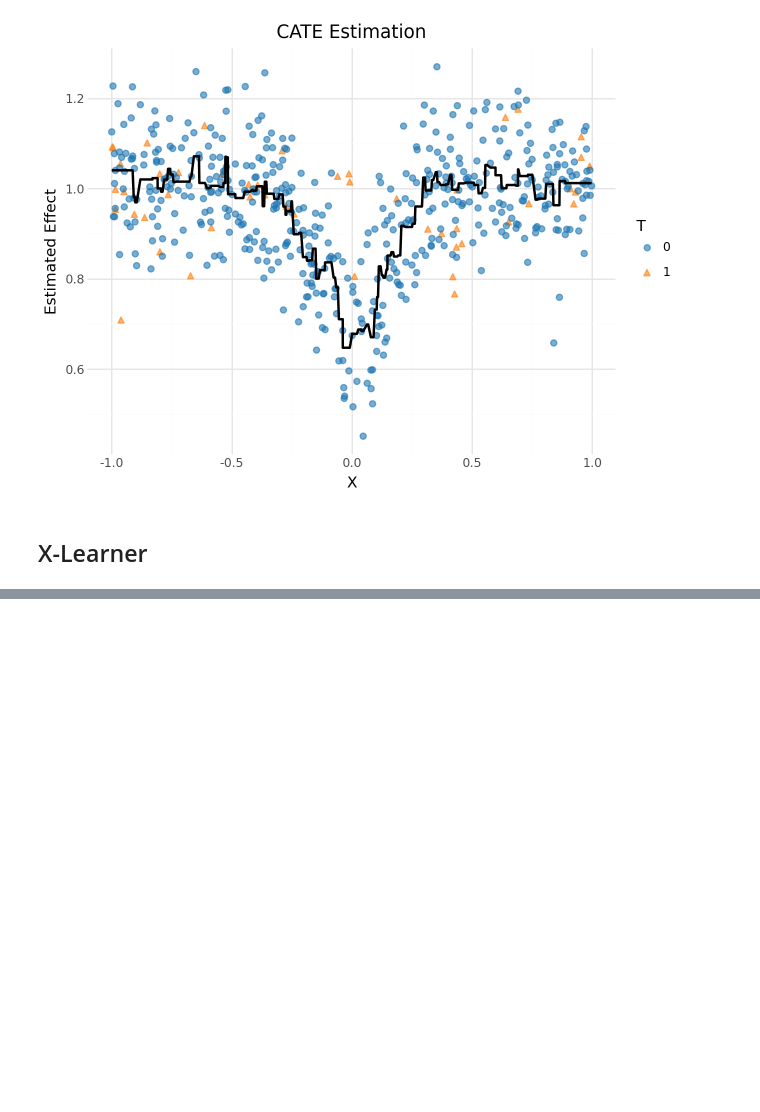
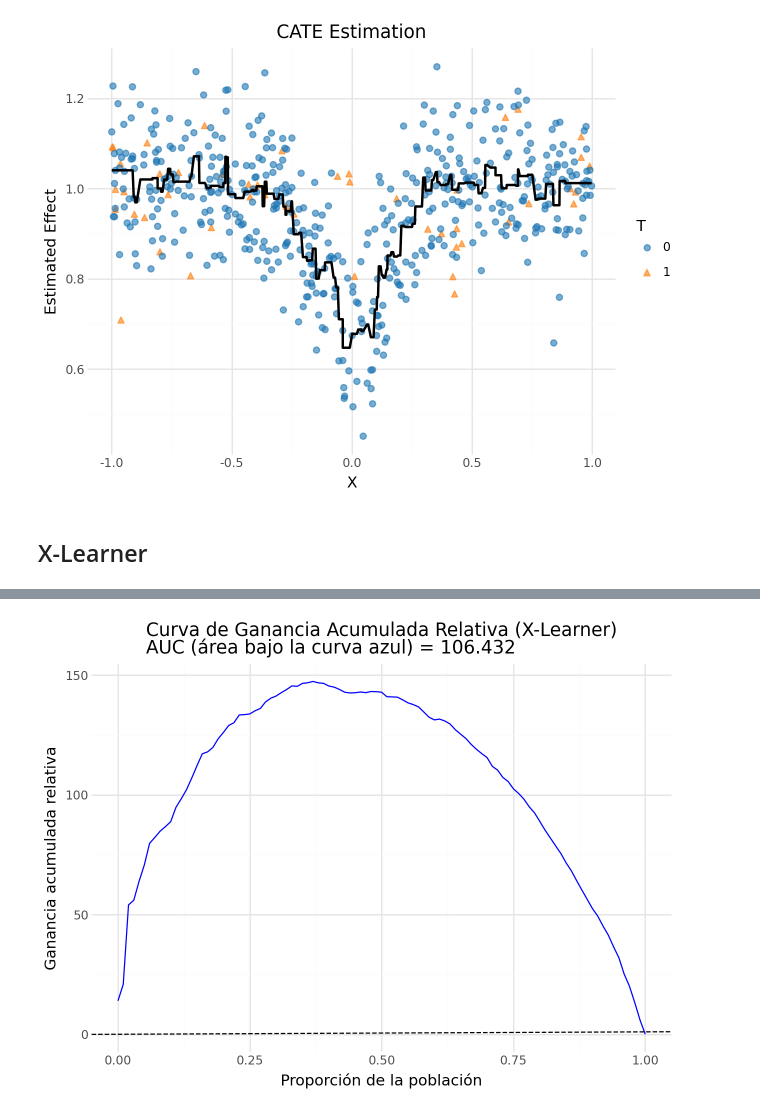
Before and after one commit to Sechi42/Causal_Inference-with-python, a Jupyter notebook: ch07/Meta-Learners.ipynb, the cells around one changed output, grey strips where cells are left out. Drawn from its saved outputs; the diff is of its cells as text; code cells hidden in the pictures; blank space fills up the shorter version.

Commit message:
Estudiando X-learners y S-learners

```diff
--- a/ch07/Meta-Learners.ipynb
+++ b/ch07/Meta-Learners.ipynb
@@ -193,0 +196,73 @@ df = df.with_columns(pl.col("t").cast(pl.Utf8).alias("t_factor"))
+# %%
+from sklearn.linear_model import LogisticRegression
+from lightgbm import LGBMRegressor
+
+# Propensity Score Model
+ps_model = LogisticRegression(penalty=None)
+ps_model.fit(
+    train.select(X).to_numpy(),
+    train.select(T).to_numpy().ravel()
+)
+
+# first stage models
+train_t0 = train.filter(pl.col(T) == 0)
+train_t1 = train.filter(pl.col(T) == 1)
+
+m0 = LGBMRegressor()
+m1 = LGBMRegressor()
+
+np.random.seed(123)
+
+m0.fit(
+    train_t0.select(X).to_numpy(),
+    train_t0.select(y).to_numpy().ravel(),
+    sample_weight=1/ps_model.predict_proba(train_t0.select(X).to_numpy())[:, 0]
+)
+
+m1.fit(
+    train_t1.select(X).to_numpy(),
+    train_t1.select(y).to_numpy().ravel(),
+    sample_weight=1 / ps_model.predict_proba(train_t1.select(X).to_numpy())[:,1]
+)
+
+# Second Stage
+
+tau_hat_0 = m1.predict(train_t0.select(X).to_numpy()) - train_t0.select(y).to_numpy().ravel()
+tau_hat_1 = train_t1.select(y).to_numpy().ravel() - m0.predict(train_t1.select(X).to_numpy())
+
+m_tau_0 = LGBMRegressor()
+m_tau_1 = LGBMRegressor()
+
+np.random.seed(123)
+
+m_tau_0.fit(train_t0.select(X).to_numpy(), tau_hat_0)
+m_tau_1.fit(train_t1.select(X).to_numpy(), tau_hat_1)
+
+# Estimate CATE on test set
+ps_test = ps_model.predict_proba(test.select(X).to_numpy())[:,1]
+
+x_cate_test = test.with_columns(
+    cate=pl.Series(
+        ps_test * m_tau_1.predict(test.select(X).to_numpy()) +
+        (1 - ps_test) * m_tau_0.predict(test.select(X).to_numpy()
+    )
+))
+
+gain_curve_test = relative_cumulative_gain_curve(x_cate_test.to_pandas(), T, y, prediction="cate")
+auc = area_under_the_relative_cumulative_gain_curve(x_cate_test.to_pandas(), T, y, prediction="cate")
+gain_curve_test = pl.DataFrame(gain_curve_test, schema=["gain"])
+x = np.linspace(0, 1, len(gain_curve_test))
+
+(
+    ggplot(gain_curve_test) +
+    geom_line(aes(x=x, y="gain"), color="blue") +  # Línea azul: curva de ganancia acumulada (AUC)
+    geom_abline(slope=1, intercept=0, linetype="dashed") +  # Línea punteada: baseline (modelo aleatorio)
+    labs(
+        title=f"Curva de Ganancia Acumulada Relativa (X-Learner)\nAUC (área bajo la curva azul) = {auc:.3f}",
+        x="Proporción de la población",
+        y="Ganancia acumulada relativa"
+    ) +
+    theme_minimal()
+)
+# %% [output]
+[figure, added]
```
Also changed, not shown: parts of 7 cells of this notebook.
